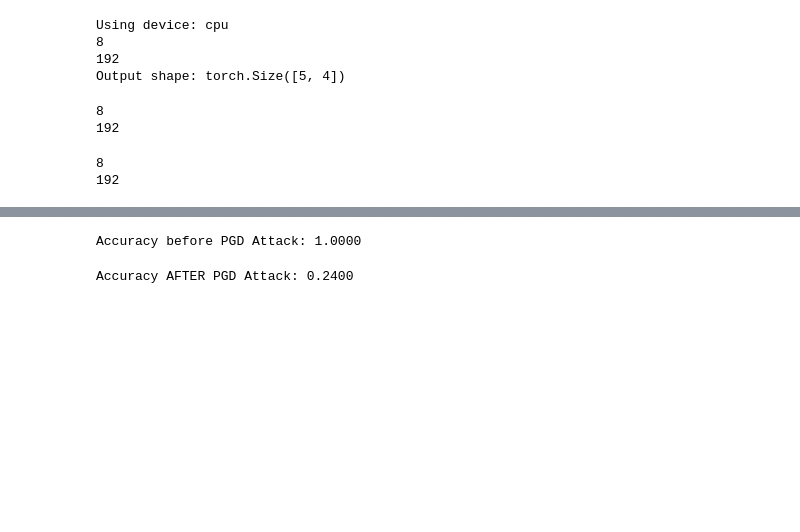
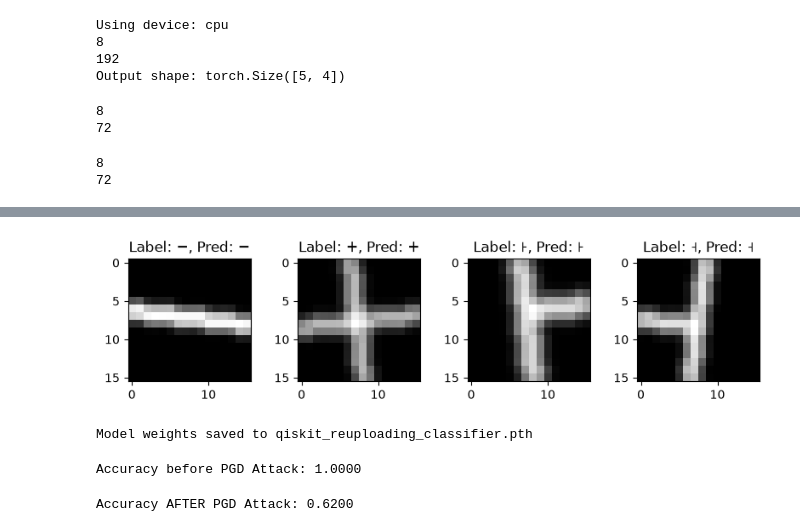
Before and after one commit to coteacarla/Adversarial-attacks-and-robustness-for-QML, a Jupyter notebook: Model_without_noise.ipynb, the cells around one changed output, grey strips where cells are left out. Cells and saved outputs as stored; diff of their text form; code cells hidden in the pictures; blank space fills up the shorter version.

```diff
--- a/Model_without_noise.ipynb
+++ b/Model_without_noise.ipynb
@@ -155,7 +162,7 @@ Output shape: torch.Size([5, 4])
 input_dim = 256
 num_classes = 4
 num_qubits = 8
-num_layers = 8
+num_layers = 3
 
 qml_model = QiskitReuploadingClassifier(
     input_dim=input_dim,
@@ -165,7 +172,7 @@ qml_model = QiskitReuploadingClassifier(
 ).to(device)
 # %% [output]
 8
-192
+72
 # %%
 # Hyperparameters
 learning_rate = 0.05
@@ -217,7 +224,7 @@ def print_acc(epoch, max_ep=4):
     )
 # %% [output]
 8
-192
+72
 # %%
 print(f"Starting training loop for Qiskit variational classifier ({num_qubits} qubits, {num_layers} layers)...")
 
@@ -239,7 +246,7 @@ print_acc(epochs, max_ep=epochs)
 
 x_vis_torch = torch.from_numpy(np.array(x_vis).reshape(4, -1)).float().to(device)
 y_vis_torch = torch.from_numpy(np.array(y_vis)).long().to(device)
-a
+
 with torch.no_grad():
     benign_preds = qml_model(x_vis_torch)
 
@@ -251,3 +261,4 @@ Epoch 0/3 | Approx Cost (train): 1.3864577 | Cost (val): 1.3832538 | Approx Acc
+[figure, added]
 # %%
 save_path = "qiskit_reuploading_classifier.pth"
 torch.save({
@@ -257,6 +268,8 @@ torch.save({
     "learning_rate": learning_rate,
 }, save_path)
 print(f"Model weights saved to {save_path}")
+# %% [output]
+Model weights saved to qiskit_reuploading_classifier.pth
 # %%
 #if training is skipped
 checkpoint = torch.load("qiskit_reuploading_classifier.pth", map_location=device)
@@ -318,6 +331,6 @@ adversarial_class_output_after = torch.argmax(adversarial_preds_after, dim=1)
 adv_acc = accuracy(labels_test, adversarial_preds_after)
 print(f"Accuracy AFTER PGD Attack: {adv_acc:0.4f}")
 # %% [output]
-Accuracy AFTER PGD Attack: 0.2400
+Accuracy AFTER PGD Attack: 0.6200
 # %%
 adv_dataset = (
```
Also changed, not shown: parts of 9 cells of this notebook, 4 other files.
